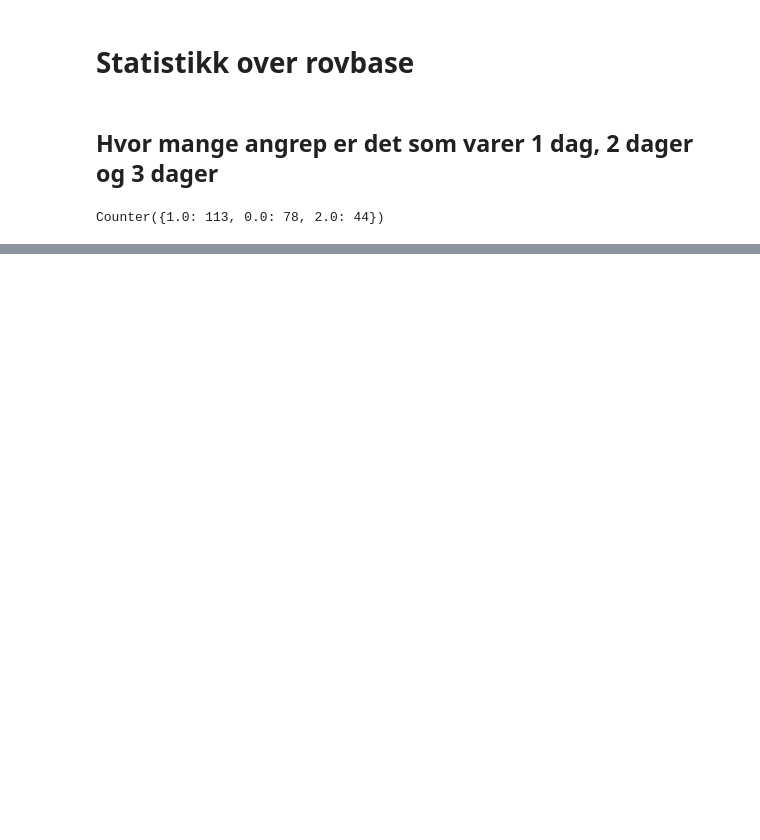
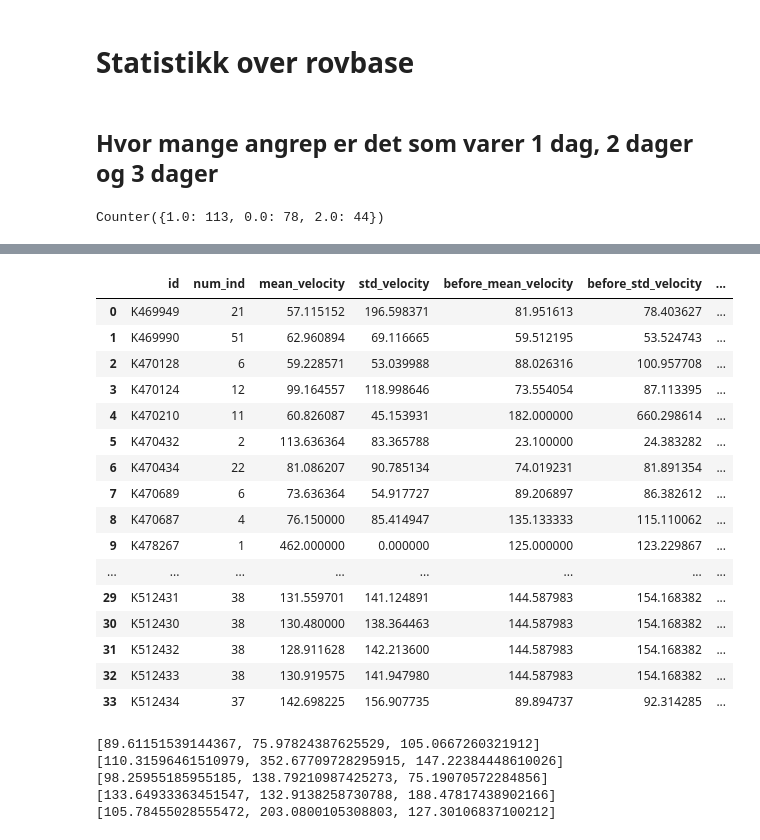
Before and after one commit to sigrunnu/sheep_n_predators, a Jupyter notebook: rovbase/Statistics.ipynb, the cells around one changed output, grey strips where cells are left out. Drawn from its saved outputs; the diff is of its cells as text; code cells hidden in the pictures; blank space fills up the shorter version.

Commit message:
Mean and stdev for all attacked flocks day  before, during and after attack

```diff
--- a/rovbase/Statistics.ipynb
+++ b/rovbase/Statistics.ipynb
@@ -54,0 +56,12 @@ Counter({1.0: 113, 0.0: 78, 2.0: 44})
+# %%
+df2015 = pd.read_csv('../data/kaasa/kaasa_2015.csv')
+df2016 = pd.read_csv('../data/kaasa/kaasa_2016.csv')
+df2017 = pd.read_csv('../data/kaasa/kaasa_2017.csv')
+df2018 = pd.read_csv('../data/kaasa/kaasa_2018.csv')
+df2019 = pd.read_csv('../data/kaasa/kaasa_2019.csv')
+df2020 = pd.read_csv('../data/kaasa/kaasa_2020.csv')
+df2021 = pd.read_csv('../data/kaasa/kaasa_2021.csv')
+
+attack_data = pd.read_csv('../data/rovbase/rovviltskader.csv')
+
+df = pd.concat([df2015, df2016, df2017, df2018, df2019, df2020, df2021], ignore_index=True)
@@ -54,0 +152,8 @@ Counter({1.0: 113, 0.0: 78, 2.0: 44})
+# %%
+df_flokk2016 = create_attack_df(sheep_data=df2016, attack_data=attack_data)
+df_flokk2017 = create_attack_df(sheep_data=df2017, attack_data=attack_data)
+df_flokk2018 = create_attack_df(sheep_data=df2018, attack_data=attack_data)
+df_flokk2019 = create_attack_df(sheep_data=df2019, attack_data=attack_data)
+df_flokk2020 = create_attack_df(sheep_data=df2020, attack_data=attack_data)
+df_flokk2021 = create_attack_df(sheep_data=df2021, attack_data=attack_data)
+df_flokk_tot = create_attack_df(sheep_data=df, attack_data=attack_data)
@@ -54,0 +204,48 @@ Counter({1.0: 113, 0.0: 78, 2.0: 44})
+# %%
+# Dropper rader der de er helt like på alt bortsett fra rovbaseID
+df_flokk2016 = df_flokk2016.drop_duplicates(['num_ind', 'mean_velocity', 'std_velocity', 'before_mean_velocity', 'before_std_velocity', 'after_mean_velocity', 'after_std_velocity'], ignore_index=True)
+df_flokk2017 = df_flokk2017.drop_duplicates(['num_ind', 'mean_velocity', 'std_velocity', 'before_mean_velocity', 'before_std_velocity', 'after_mean_velocity', 'after_std_velocity'], ignore_index=True)
+df_flokk2018 = df_flokk2018.drop_duplicates(['num_ind', 'mean_velocity', 'std_velocity', 'before_mean_velocity', 'before_std_velocity', 'after_mean_velocity', 'after_std_velocity'], ignore_index=True)
+df_flokk2019 = df_flokk2019.drop_duplicates(['num_ind', 'mean_velocity', 'std_velocity', 'before_mean_velocity', 'before_std_velocity', 'after_mean_velocity', 'after_std_velocity'], ignore_index=True)
+df_flokk2020 = df_flokk2020.drop_duplicates(['num_ind', 'mean_velocity', 'std_velocity', 'before_mean_velocity', 'before_std_velocity', 'after_mean_velocity', 'after_std_velocity'], ignore_index=True)
+df_flokk2021 = df_flokk2021.drop_duplicates(['num_ind', 'mean_velocity', 'std_velocity', 'before_mean_velocity', 'before_std_velocity', 'after_mean_velocity', 'after_std_velocity'], ignore_index=True)
+df_flokk_tot = df_flokk_tot.drop_duplicates(['num_ind', 'mean_velocity', 'std_velocity', 'before_mean_velocity', 'before_std_velocity', 'after_mean_velocity', 'after_std_velocity'], ignore_index=True)
+
+df_flokk_tot.head(100) # Det ble fjernet 3 rader (2 i 2017, 1 i 2018)
+# %% [output]
+|  | id | num_ind | mean_velocity | std_velocity | before_mean_velocity | before_std_velocity | ... |
+| 0 | K469949 | 21 | 57.115152 | 196.598371 | 81.951613 | 78.403627 | ... |
+| 1 | K469990 | 51 | 62.960894 | 69.116665 | 59.512195 | 53.524743 | ... |
+| 2 | K470128 | 6 | 59.228571 | 53.039988 | 88.026316 | 100.957708 | ... |
+| 3 | K470124 | 12 | 99.164557 | 118.998646 | 73.554054 | 87.113395 | ... |
+| 4 | K470210 | 11 | 60.826087 | 45.153931 | 182.000000 | 660.298614 | ... |
+| 5 | K470432 | 2 | 113.636364 | 83.365788 | 23.100000 | 24.383282 | ... |
+| 6 | K470434 | 22 | 81.086207 | 90.785134 | 74.019231 | 81.891354 | ... |
+| 7 | K470689 | 6 | 73.636364 | 54.917727 | 89.206897 | 86.382612 | ... |
+| 8 | K470687 | 4 | 76.150000 | 85.414947 | 135.133333 | 115.110062 | ... |
+| 9 | K478267 | 1 | 462.000000 | 0.000000 | 125.000000 | 123.229867 | ... |
+| ... | ... | ... | ... | ... | ... | ... | ... |
+| 29 | K512431 | 38 | 131.559701 | 141.124891 | 144.587983 | 154.168382 | ... |
+| 30 | K512430 | 38 | 130.480000 | 138.364463 | 144.587983 | 154.168382 | ... |
+| 31 | K512432 | 38 | 128.911628 | 142.213600 | 144.587983 | 154.168382 | ... |
+| 32 | K512433 | 38 | 130.919575 | 141.947980 | 144.587983 | 154.168382 | ... |
+| 33 | K512434 | 37 | 142.698225 | 156.907735 | 89.894737 | 92.314285 | ... |
+# %%
+list_means2016 = create_means(df_flokk=df_flokk2016)
+list_means2017 = create_means(df_flokk=df_flokk2017)
+list_means2018 = create_means(df_flokk=df_flokk2018)
+list_means2020 = create_means(df_flokk=df_flokk2020)
+list_means_tot = create_means(df_flokk=df_flokk_tot)
+
+
+create_fig(list_means2016, '2016', 'Mean')
+create_fig(list_means2017, '2017', 'Mean')
+create_fig(list_means2018, '2018', 'Mean')
+create_fig(list_means2020, '2020', 'Mean')
+create_fig(list_means_tot, '2015-2021', 'Mean')
+# %% [output]
+[89.61151539144367, 75.97824387625529, 105.0667260321912]
+[110.31596461510979, 352.67709728295915, 147.22384448610026]
+[98.25955185955185, 138.79210987425273, 75.19070572284856]
+[133.64933363451547, 132.9138258730788, 188.47817438902166]
+[105.78455028555472, 203.0800105308803, 127.30106837100212]
```
Also changed, not shown: parts of 7 cells of this notebook, 3 other files.
